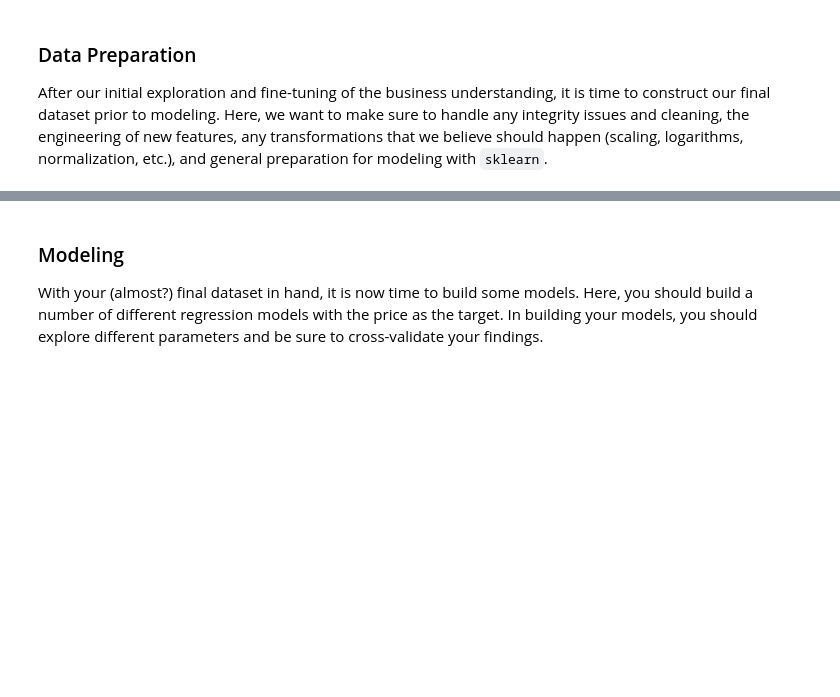
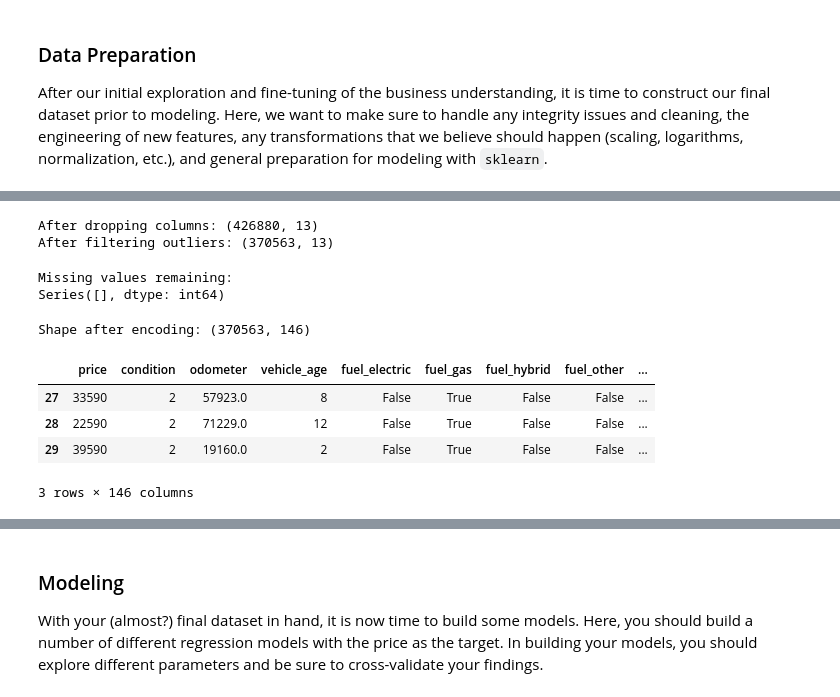
Before and after one commit to jtie/Module11_Assignment11_1, a Jupyter notebook: prompt_II.ipynb, the cells around one changed output, grey strips where cells are left out. Saved outputs shown, nothing was run; the diff lists cells and outputs as text; code cells hidden in the pictures; blank space fills up the shorter version.

Commit message:
Fourth commit: Data Preparation

```diff
--- a/prompt_II.ipynb
+++ b/prompt_II.ipynb
@@ -166,0 +193,61 @@ After our initial exploration and fine-tuning of the business understanding, it
+# %%
+import pandas as pd
+import numpy as np
+import matplotlib.pyplot as plt
+from sklearn.preprocessing import StandardScaler
+
+df = pd.read_csv('data/vehicles.csv')
+
+# Step 1: Drop irrelevant columns
+df = df.drop(columns=['id', 'VIN', 'region', 'size', 'model'])
+print('After dropping columns:', df.shape)
+
+# Step 2: Filter outliers
+df = df[(df['price'] >= 500) & (df['price'] <= 100_000)]
+df = df[(df['year'] >= 1980) & (df['year'] <= 2022)]
+df = df[df['odometer'] <= 300_000]
+print('After filtering outliers:', df.shape)
+# %% [output]
+After dropping columns: (426880, 13)
+After filtering outliers: (370563, 13)
+# %%
+# Step 3: Handle missing values
+# Impute condition with mode
+df['condition'] = df['condition'].fillna(df['condition'].mode()[0])
+
+# Impute other categoricals with 'unknown'
+cat_cols = ['cylinders', 'drive', 'paint_color', 'type', 'fuel',
+            'transmission', 'title_status', 'manufacturer']
+for col in cat_cols:
+    df[col] = df[col].fillna('unknown')
+
+print('Missing values remaining:')
+print(df.isnull().sum()[df.isnull().sum() > 0])
+# %% [output]
+Missing values remaining:
+Series([], dtype: int64)
+# %%
+# Step 4: Feature engineering and encoding
+
+# Create vehicle_age
+df['vehicle_age'] = 2022 - df['year'].astype(int)
+df = df.drop(columns=['year'])
+
+# Ordinal encode condition
+condition_order = {'salvage': 0, 'fair': 1, 'good': 2, 'excellent': 3, 'like new': 4, 'new': 5}
+df['condition'] = df['condition'].map(condition_order)
+
+# One-hot encode nominal categoricals
+nominal_cols = ['fuel', 'transmission', 'drive', 'type',
+                'title_status', 'paint_color', 'state', 'manufacturer', 'cylinders']
+df = pd.get_dummies(df, columns=nominal_cols, drop_first=True)
+
+print('Shape after encoding:', df.shape)
+df.head(3)
+# %% [output]
+Shape after encoding: (370563, 146)
+|  | price | condition | odometer | vehicle_age | fuel_electric | fuel_gas | fuel_hybrid | fuel_other | ... |
+| 27 | 33590 | 2 | 57923.0 | 8 | False | True | False | False | ... |
+| 28 | 22590 | 2 | 71229.0 | 12 | False | True | False | False | ... |
+| 29 | 39590 | 2 | 19160.0 | 2 | False | True | False | False | ... |
+3 rows × 146 columns
```
Also changed, not shown: parts of 2 cells of this notebook.
